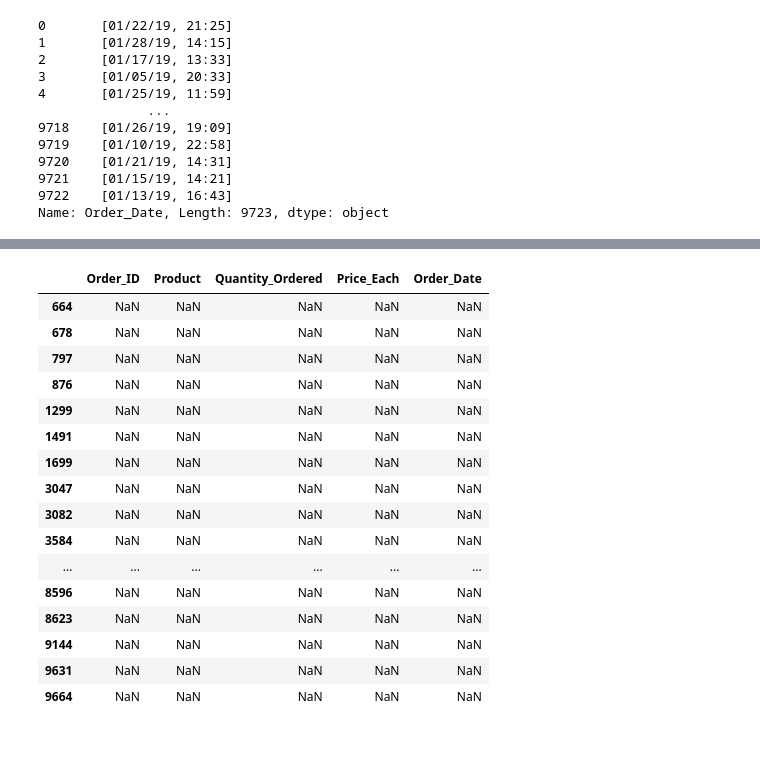
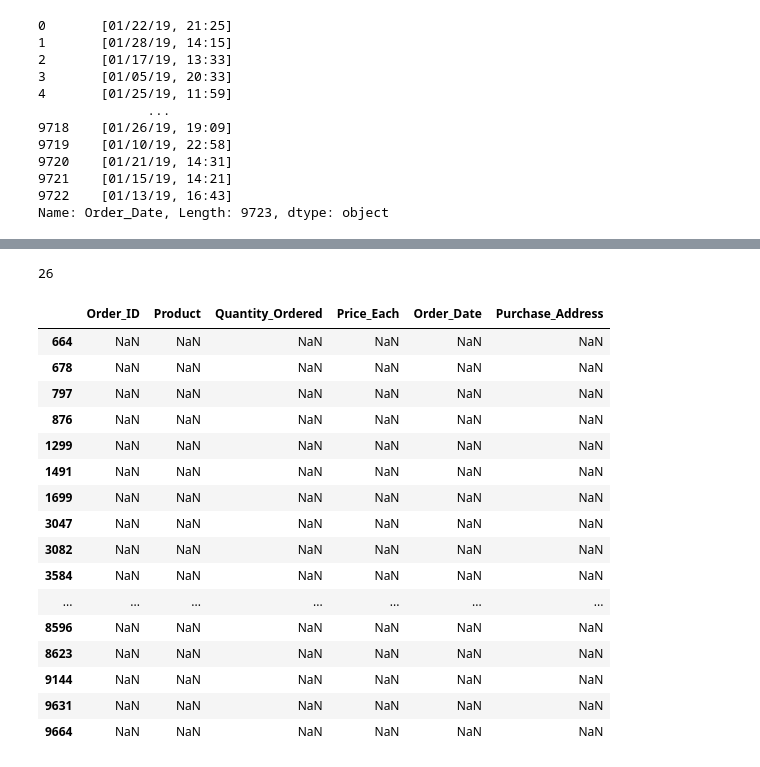
Before and after one commit to Edubridge-karthik/Advance-Python, a Jupyter notebook: EONDA- Pandas on 28th and 29th .ipynb, the cells around one changed output, grey strips where cells are left out. Cells and saved outputs as stored; diff of their text form; code cells hidden in the pictures.

```diff
--- a/EONDA- Pandas on 28th and 29th .ipynb
+++ b/EONDA- Pandas on 28th and 29th .ipynb
@@ -484,3 +521,2 @@ newdf
 # %%
-#clean the columns
-sales_data.columns
+sales_data.columns=sales_data.columns.str.replace(" ","_")
@@ -565,20 +612,24 @@ newdf.iloc[664:679,:]
+# %%
+len(sales_data[sales_data.Price_Each.isna()])
+# %% [output]
+26
 # %%
-newdf[(newdf.Price_Each.isna())]
+sales_data[sales_data.Price_Each.isna()]
 # %% [output]
-|  | Order_ID | Product | Quantity_Ordered | Price_Each | Order_Date |
-| 664 | NaN | NaN | NaN | NaN | NaN |
-| 678 | NaN | NaN | NaN | NaN | NaN |
-| 797 | NaN | NaN | NaN | NaN | NaN |
-| 876 | NaN | NaN | NaN | NaN | NaN |
-| 1299 | NaN | NaN | NaN | NaN | NaN |
-| 1491 | NaN | NaN | NaN | NaN | NaN |
-| 1699 | NaN | NaN | NaN | NaN | NaN |
-| 3047 | NaN | NaN | NaN | NaN | NaN |
-| 3082 | NaN | NaN | NaN | NaN | NaN |
-| 3584 | NaN | NaN | NaN | NaN | NaN |
-| ... | ... | ... | ... | ... | ... |
-| 8596 | NaN | NaN | NaN | NaN | NaN |
-| 8623 | NaN | NaN | NaN | NaN | NaN |
-| 9144 | NaN | NaN | NaN | NaN | NaN |
-| 9631 | NaN | NaN | NaN | NaN | NaN |
-| 9664 | NaN | NaN | NaN | NaN | NaN |
+|  | Order_ID | Product | Quantity_Ordered | Price_Each | Order_Date | Purchase_Address |
+| 664 | NaN | NaN | NaN | NaN | NaN | NaN |
+| 678 | NaN | NaN | NaN | NaN | NaN | NaN |
+| 797 | NaN | NaN | NaN | NaN | NaN | NaN |
+| 876 | NaN | NaN | NaN | NaN | NaN | NaN |
+| 1299 | NaN | NaN | NaN | NaN | NaN | NaN |
+| 1491 | NaN | NaN | NaN | NaN | NaN | NaN |
+| 1699 | NaN | NaN | NaN | NaN | NaN | NaN |
+| 3047 | NaN | NaN | NaN | NaN | NaN | NaN |
+| 3082 | NaN | NaN | NaN | NaN | NaN | NaN |
+| 3584 | NaN | NaN | NaN | NaN | NaN | NaN |
+| ... | ... | ... | ... | ... | ... | ... |
+| 8596 | NaN | NaN | NaN | NaN | NaN | NaN |
+| 8623 | NaN | NaN | NaN | NaN | NaN | NaN |
+| 9144 | NaN | NaN | NaN | NaN | NaN | NaN |
+| 9631 | NaN | NaN | NaN | NaN | NaN | NaN |
+| 9664 | NaN | NaN | NaN | NaN | NaN | NaN |
```
Also changed, not shown: parts of 52 cells of this notebook.
